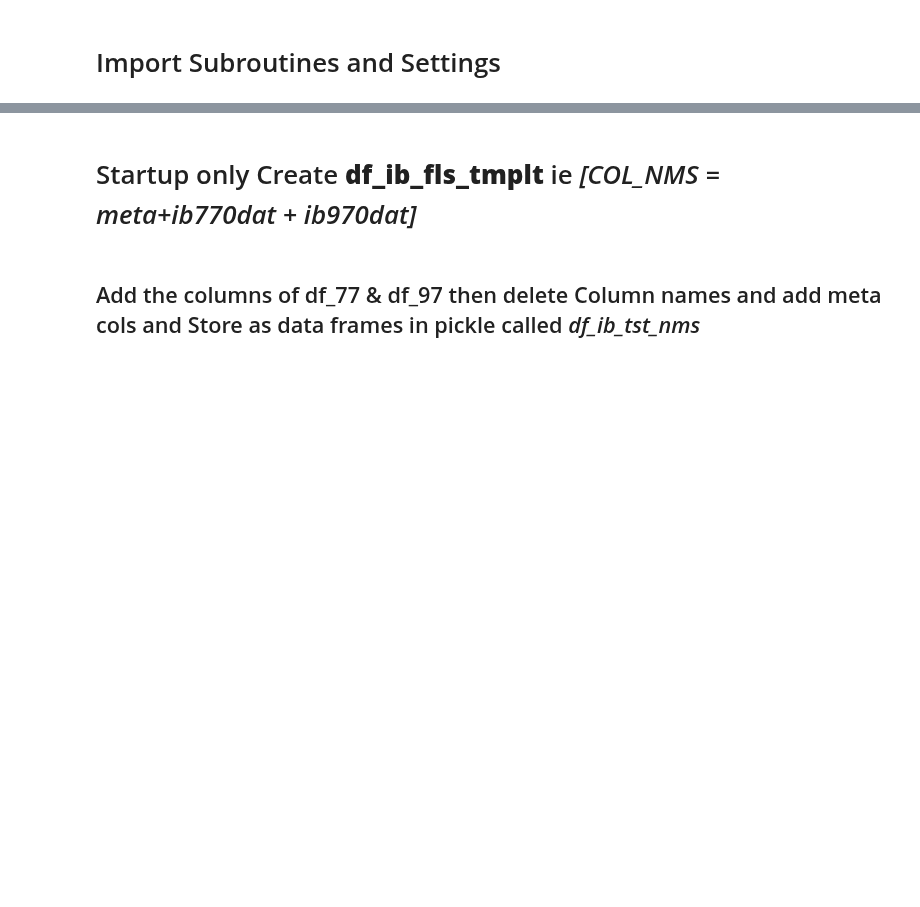
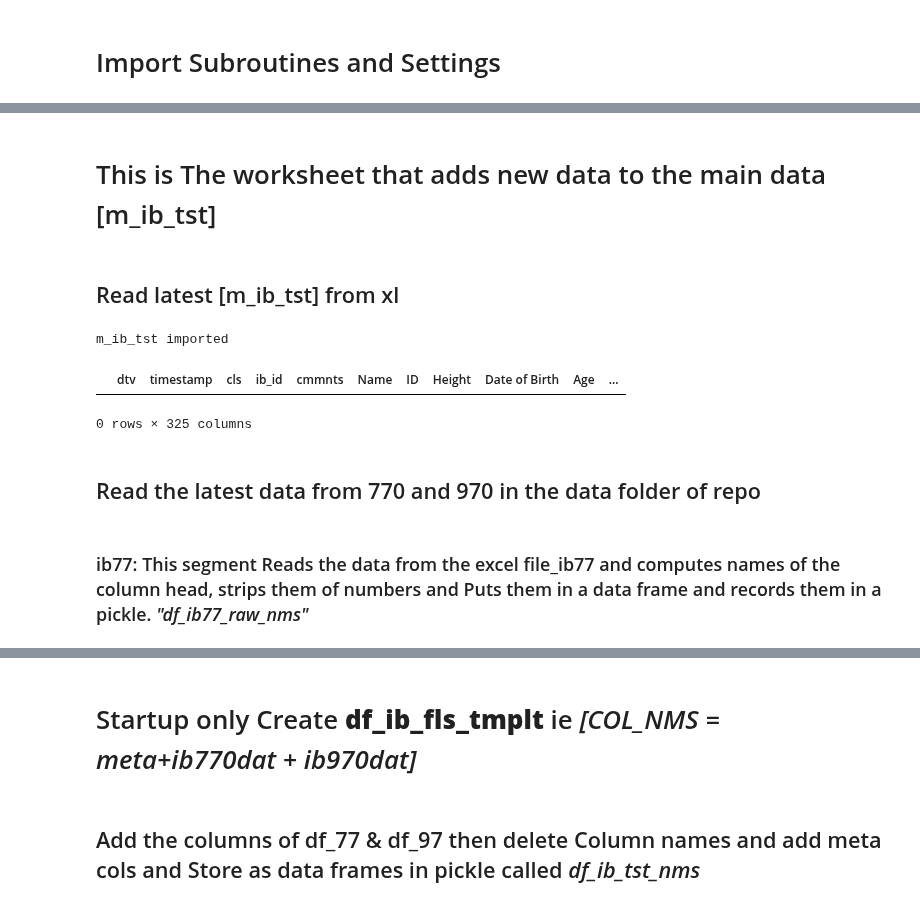
Before and after one commit to 1ratlabs/JL_2, a Jupyter notebook: ib_fls_import.ipynb, the cells around one changed output, grey strips where cells are left out. Drawn from its saved outputs; the diff is of its cells as text; code cells hidden in the pictures; blank space fills up the shorter version.

```diff
--- a/ib_fls_import.ipynb
+++ b/ib_fls_import.ipynb
@@ -55,0 +51,18 @@ print set to 1000 rows max
+# %% [markdown]
+# This is The worksheet that adds new data to the main data [m_ib_tst]
+# %% [markdown]
+## Read latest [m_ib_tst] from xl
+# %%
+m_ib_tst = pd.read_csv("/home/bhuns/JL_2/data/ib_tst/m_ib_tst.csv")
+print("m_ib_tst imported")
+#verify
+#_print(m_ib_tst.columns)
+#verify
+#
+m_ib_tst
+# %% [output]
+m_ib_tst imported
+|  | dtv | timestamp | cls | ib_id | cmmnts | Name | ID | Height | Date of Birth | Age | ... |
+0 rows × 325 columns
+# %% [markdown]
+## Read the latest data from 770 and 970 in the data folder of repo
@@ -55,0 +78,2 @@ print set to 1000 rows max
+# %% [markdown]
+### ib77:  This segment Reads the data from the excel file_ib77 and computes names of the column head, strips them of numbers and Puts them in a data frame and records them in a pickle. *"df_ib77_raw_nms"*
```
Also changed, not shown: parts of 24 cells of this notebook, 1 other file.
